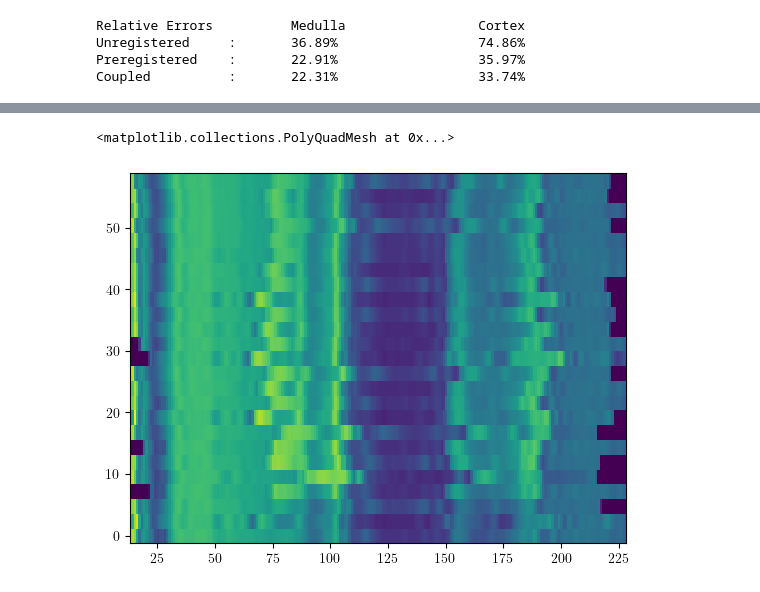
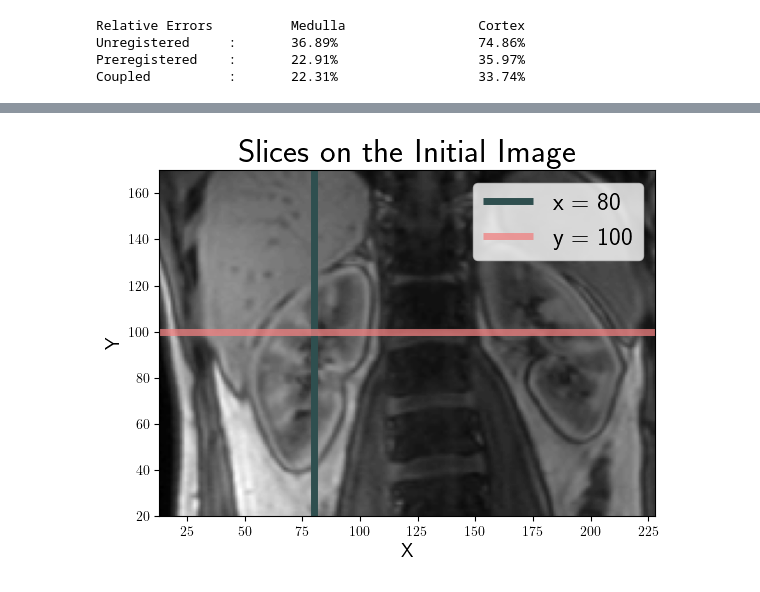
Before and after one commit to wdwatson2/ImgRegPytorchProject, a Jupyter notebook: scripts/solve_Dynamics.ipynb, the cells around one changed output, grey strips where cells are left out. Saved outputs shown, nothing was run; the diff lists cells and outputs as text; code cells hidden in the pictures.

```diff
--- a/scripts/solve_Dynamics.ipynb
+++ b/scripts/solve_Dynamics.ipynb
@@ -569,5 +565,14 @@ plt.pcolor(xc_2d[:,0,0], time, f_pred_prereg_2d[:,:,100])
-# %%
-plt.pcolor(xc_2d[:,0,0], time, f_pred_coupled_2d[:,:,100])
-# %% [output]
-<matplotlib.collections.PolyQuadMesh at 0x...>
-[figure, removed]
+# %%
+view_image_2d(d[0],domain)
+plt.vlines(80,20,170, color='darkslategrey', label="x = 80", linewidth=5)
+plt.hlines(100,13,228, color='lightcoral', label="y = 100", linewidth=5, alpha=.75)
+plt.legend(fontsize=18)
+plt.title("Slices on the Initial Image", fontsize=24)
+plt.xlabel("X", fontsize=14)
+plt.ylabel("Y", fontsize=14)
+
+plt.savefig("results/dynamics/slices.pdf", bbox_inches='tight')
+
+plt.show()
+# %% [output]
+[figure, added]
```
Also changed, not shown: parts of 3 cells of this notebook, 3 other files.
